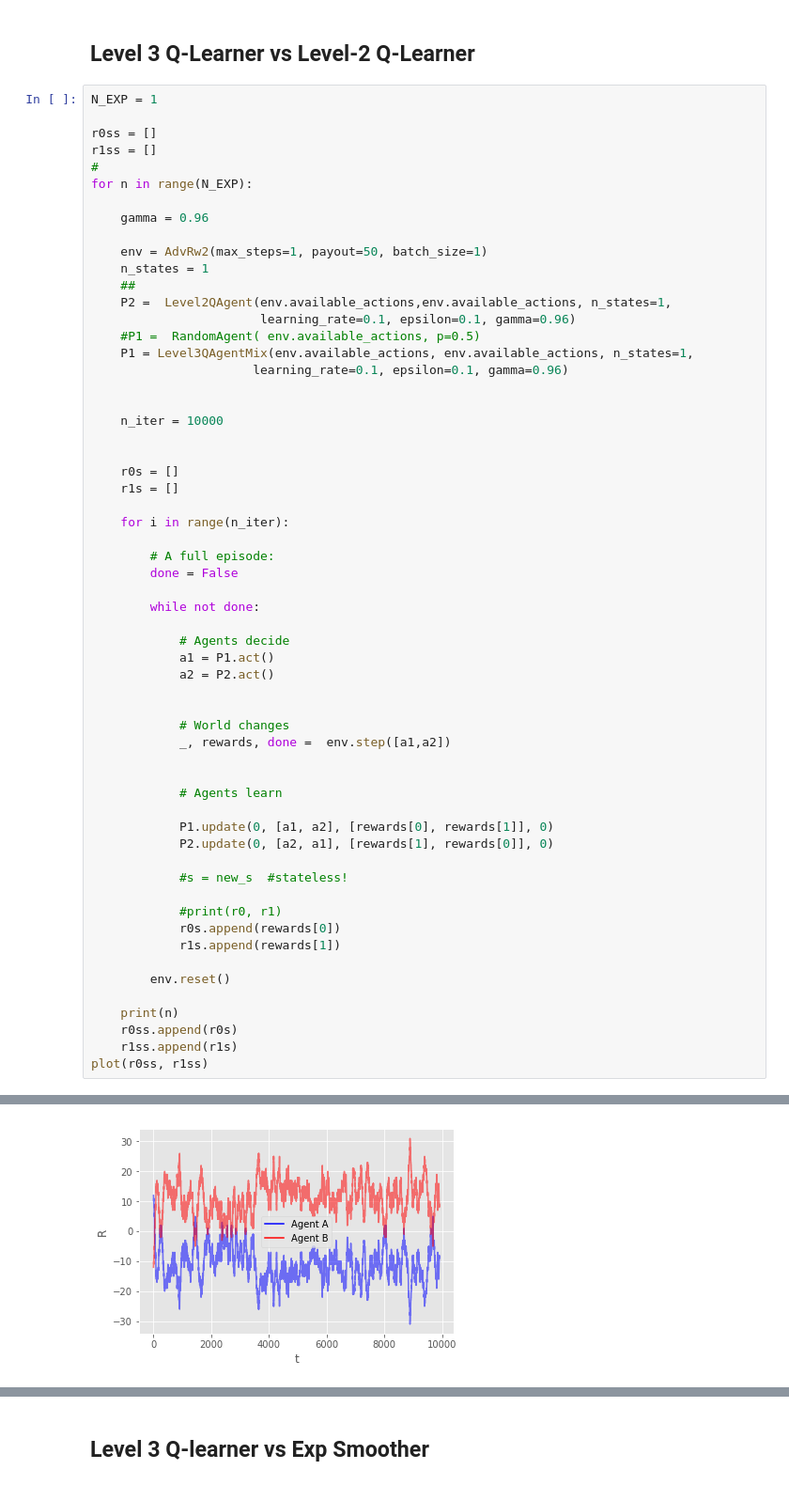
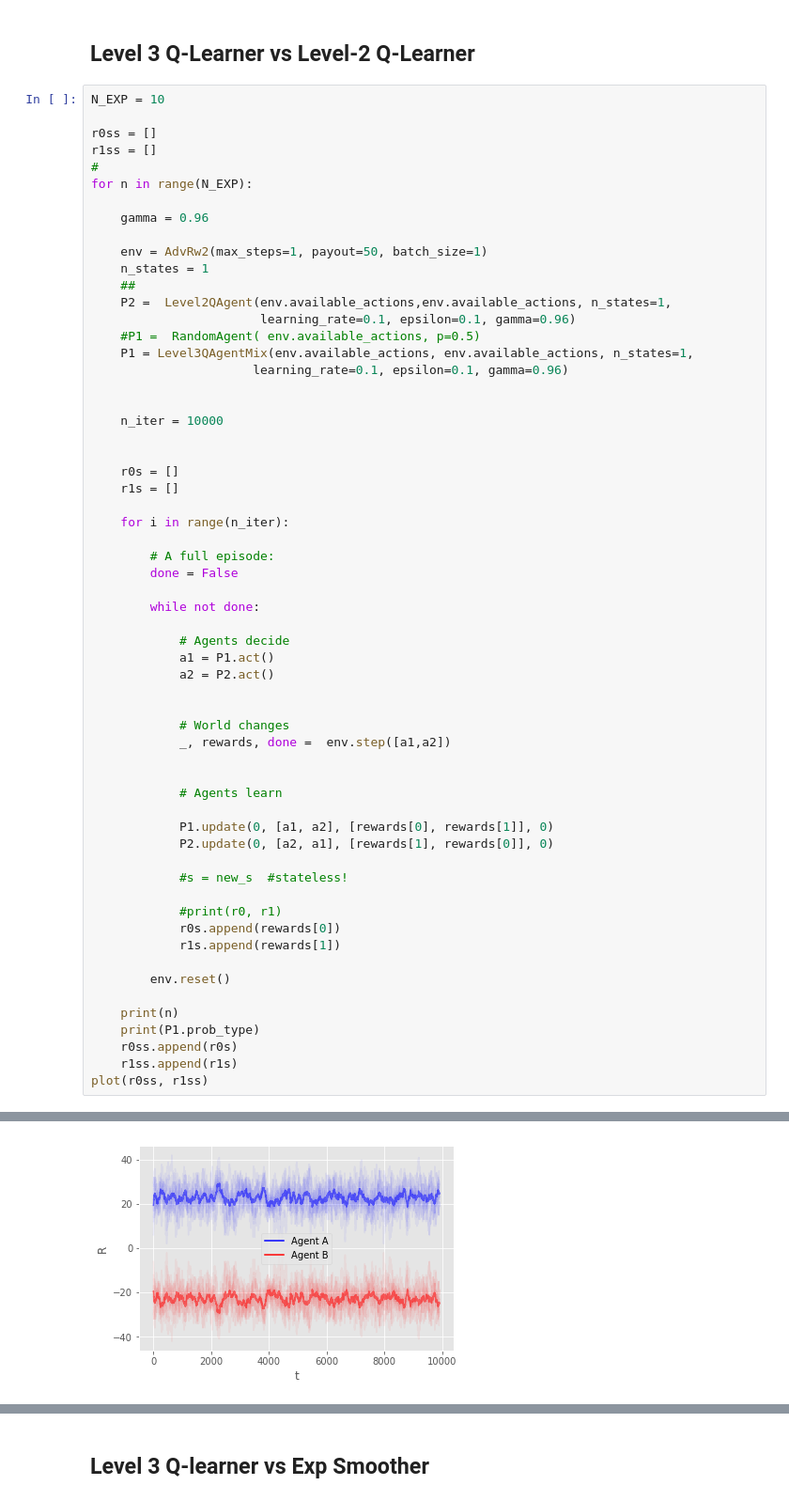
Before and after one commit to vicgalle/ARAMARL, a Jupyter notebook: friend_or_foe.ipynb, the cells around one changed output, grey strips where cells are left out. Shown: that part at 94% size. Saved outputs shown, nothing was run; the diff lists cells and outputs as text.

```diff
--- a/friend_or_foe.ipynb
+++ b/friend_or_foe.ipynb
@@ -477,7 +477,7 @@ plot(r0ss, r1ss)
 # %% [markdown]
 ## Level 3 Q-Learner vs Level-2 Q-Learner
 # %%
-N_EXP = 1
+N_EXP = 10
 
 r0ss = []
 r1ss = []
@@ -532,6 +532,7 @@ for n in range(N_EXP):
         env.reset()
 
     print(n)
+    print(P1.prob_type)
     r0ss.append(r0s)
     r1ss.append(r1s)
 plot(r0ss, r1ss)
@@ -556 +560 @@ hola
-[figure, old version]
+[figure, new version]
```
Also changed, not shown: parts of 8 cells of this notebook, 1 other file.
